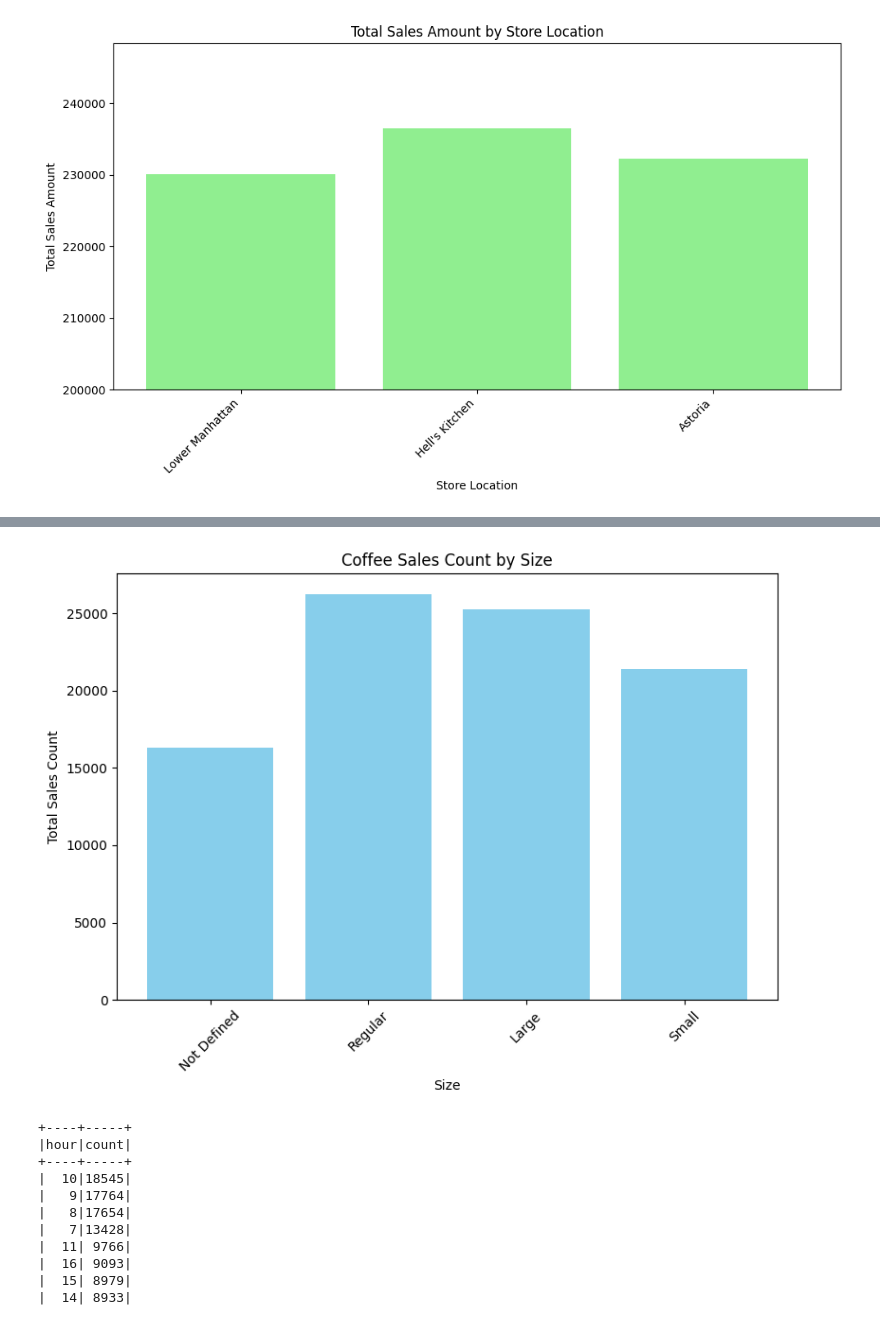
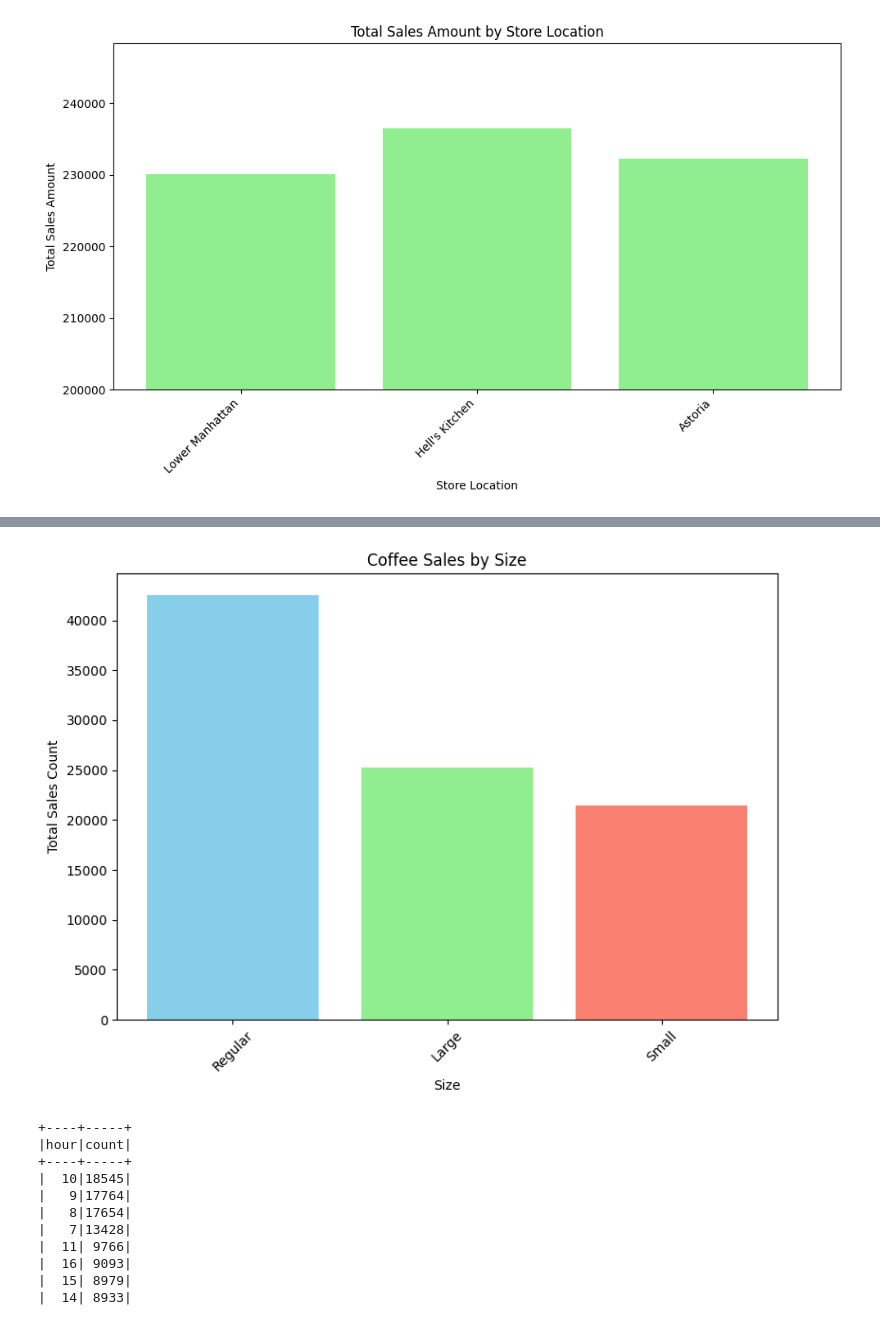
Before and after one commit to jyotiprakashuprety/Coffee_shop_sales_analysis, a Jupyter notebook: pyspark_analysis.ipynb, the cells around one changed output, grey strips where cells are left out. Drawn from its saved outputs; the diff is of its cells as text; code cells hidden in the pictures.

Commit message:
Update in bar graph color

```diff
--- a/pyspark_analysis.ipynb
+++ b/pyspark_analysis.ipynb
@@ -128,0 +129,11 @@ coffee_sales.show()
+# %%
+coffee_sales_combined = coffee_sales.withColumn('Size', when(coffee_sales['Size'] == 'Not Defined', 'Regular')
+                                                .otherwise(coffee_sales['Size']))
+
+# Group by the combined size and sum the total sales count
+coffee_sales_combined = coffee_sales_combined.groupBy('Size').agg(sum('total_sales_count').alias('total_sales_count'))
+
+coffee_sales_combined = coffee_sales_combined.orderBy(desc('total_sales_count'))
+
+# Show the combined coffee sales
+coffee_sales_combined.show()
@@ -129,16 +148,20 @@ coffee_sales.show()
 # %%
-coffee_sales_pd = coffee_sales.toPandas()
+coffee_sales_combined_pd = coffee_sales_combined.toPandas()
 
+# Define colors for the bars
+colors = ['skyblue', 'lightgreen', 'salmon', 'orange']  # Add more colors if needed
+
+# Plot the combined coffee sales in descending order with different colors for each bar
 plt.figure(figsize=(8, 6))
-plt.bar(coffee_sales_pd['Size'], coffee_sales_pd['total_sales_count'], color='skyblue')
+plt.bar(coffee_sales_combined_pd['Size'], coffee_sales_combined_pd['total_sales_count'], color=colors)
 plt.xlabel('Size')
 plt.ylabel('Total Sales Count')
-plt.title('Coffee Sales Count by Size')
+plt.title('Coffee Sales by Size')
 plt.xticks(rotation=45)
 plt.tight_layout()
 plt.show()
 # %% [output]
-[figure, old version]
+[figure, new version]
 # %%
 # Extract hour from transaction_time
 spark_df = spark_df.withColumn('hour', F.hour(F.col('transaction_time')))
```
Also changed, not shown: parts of 6 cells of this notebook.
